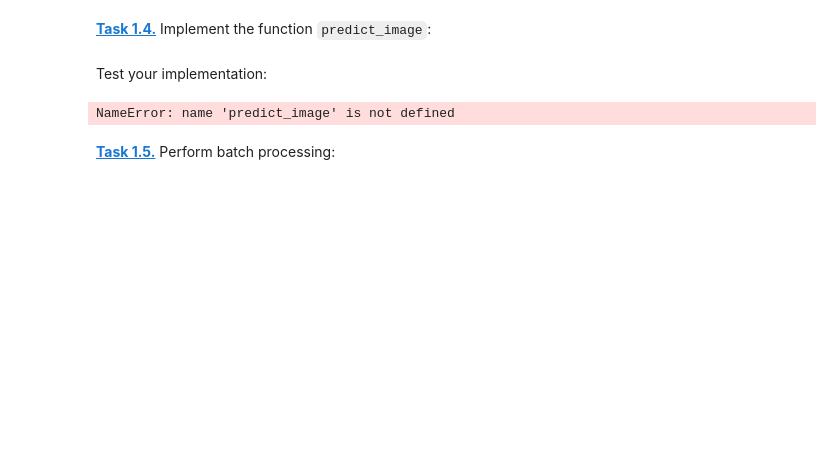
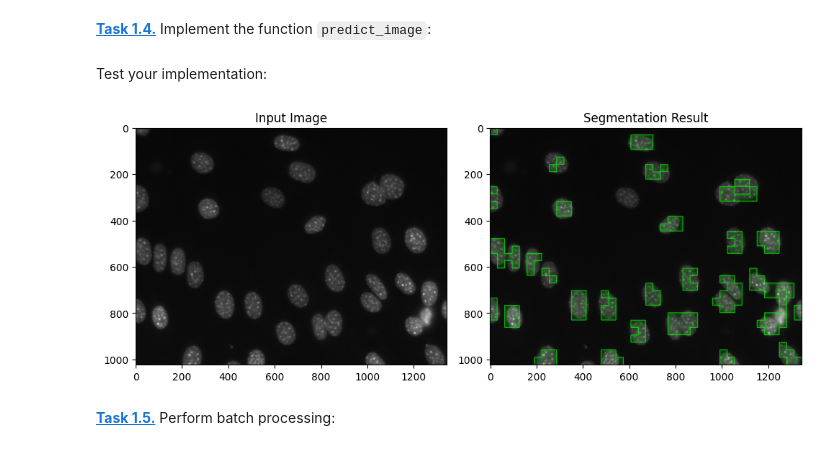
Before and after one commit to DavidDulkies31/mobi-fs5-python, a Jupyter notebook: svm_segm.ipynb, the cells around one changed output. Saved outputs shown, nothing was run; the diff lists cells and outputs as text; code cells hidden in the pictures; blank space fills up the shorter version.

```diff
--- a/svm_segm.ipynb
+++ b/svm_segm.ipynb
@@ -74,9 +89,15 @@ data_matrix_44, n_blocks_x_44, n_blocks_y_44 = create_data_matrix(img_dna44)
 # create the corresponding ground truth labels
 gt_dna33 = plt.imread('data/NIH3T3/gt/33.png') > 0.5
 gt_dna44 = plt.imread('data/NIH3T3/gt/44.png') > 0.5
-gt_labels_33 = create_gt_labels_vector(gt_dna33, n_blocks_x_33, n_blocks_y_33)
-gt_labels_44 = create_gt_labels_vector(gt_dna44, n_blocks_x_44, n_blocks_y_44)
+n_blocks_x = gt_dna33.shape[0] // patch_sizes[0] # Anzahl der Patches in x-Richtung
+n_blocks_y = gt_dna33.shape[1] // patch_sizes[1] # Anzahl der Patches in y-Richtung
 # %% [markdown]
 **[Task 1.3 (c).]()** Create the *combined* data matrices and ground truth label vectors:
+# %%
+# create the combined data matrix and label vector use np.concatenate
+X_train = np.concatenate((X_dna33, X_dna44), axis=0)
+y_train = np.concatenate((create_gt_labels_vector(gt_dna33), create_gt_labels_vector(gt_dna44)), axis=0)
 # %% [markdown]
 **[Task 1.3 (d).]()** Train the classifier using the data matrix and label vectors from above:
+# %%
+clf.fit(X_train, y_train) # trainieren des SVM
@@ -83,14 +107,34 @@ gt_labels_44 = create_gt_labels_vector(gt_dna44, n_blocks_x_44, n_blocks_y_44)
 # %% [markdown]
 **[Task 1.4.]()** Implement the function `predict_image`:
+# %%
+# implement the function perdict_image
+def predict_image(img, clf) : #vorhersage eines Bildes mit dem trainierten SVM-Klassifikator
+    X = create_data_matrix(img) #Erstellen der Datenmatrix für das Bild
+    prediction = clf.predict(X) #Vorhersage der Labels für die Patches
+    result = np.zeros(img.shape, dtype=bool) #Erstellen eines leeren Ergebnisbildes
+    n_blocks_x = img.shape[0] // patch_sizes[0] #Anzahl der Patches in x-Richtung
+    n_blocks_y = img.shape[1] // patch_sizes[1] #Anzahl der Patches in y-Richtung
+    for i in range(n_blocks_x) : #Schleife über alle Patches in x-Richtung
+        for j in range(n_blocks_y) : #Schleife über alle Patches in y-Richtung
+            if prediction[i * n_blocks_y + j] == 1 : #Wenn das vorhergesagte Label 1 ist wird die entsprechenden Region im Ergebnisbild auf True gesetzt
+                seg = result
+                result[i*patch_sizes[0]:(i+1)*patch_sizes[0], j*patch_sizes[1]:(j+1)*patch_sizes[1]] = True
+    return seg
 # %% [markdown]
 Test your implementation:
 # %%
-img = plt.imread(f'data/NIH3T3/im/dna-0.png')
-seg = predict_image(img)
+img = plt.imread('data/NIH3T3/im/dna-0.png')
+seg = predict_image(img, clf) #Vorhersage des Segmentierungsbildes
 
-plt.figure()
+plt.figure(figsize=(10,5))
+plt.subplot(1,2,1)
+plt.imshow(img, 'gray')
+plt.title('Input Image')
+plt.subplot(1,2,2)
 plt.imshow(blend_result(img, seg))
+plt.title('Segmentation Result')
+plt.tight_layout()
 # %% [output]
-NameError: name 'predict_image' is not defined
+[figure, added]
 # %% [markdown]
 **[Task 1.5.]()** Perform batch processing:
```
Also changed, not shown: parts of 7 cells of this notebook.
